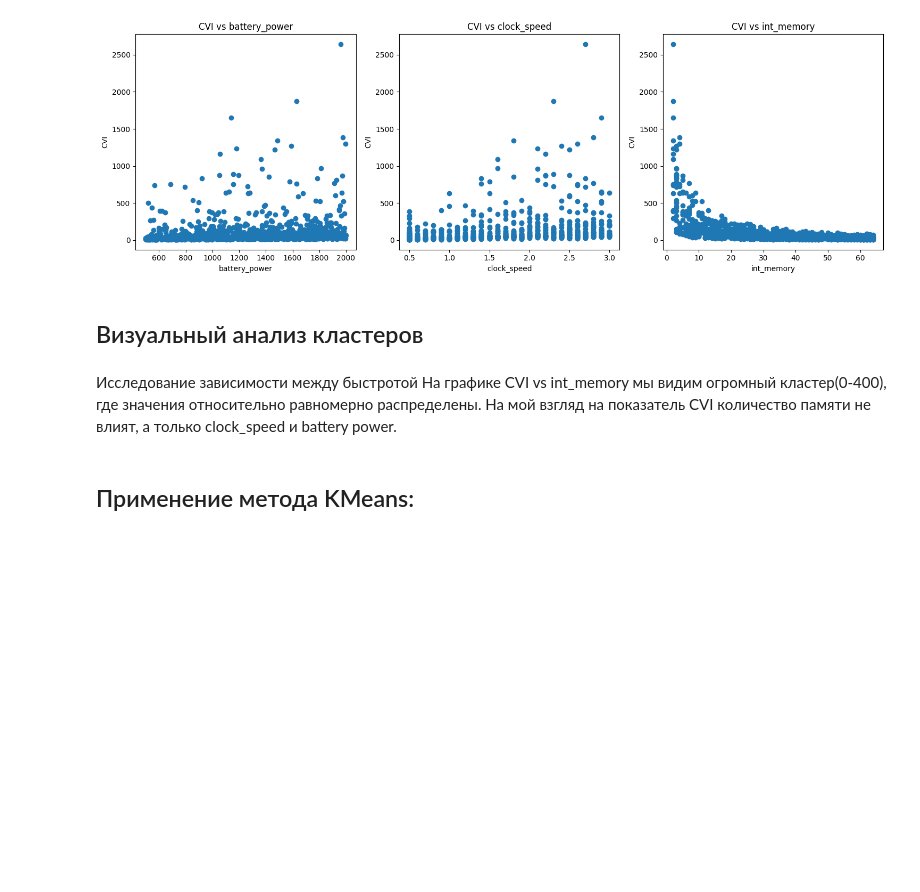
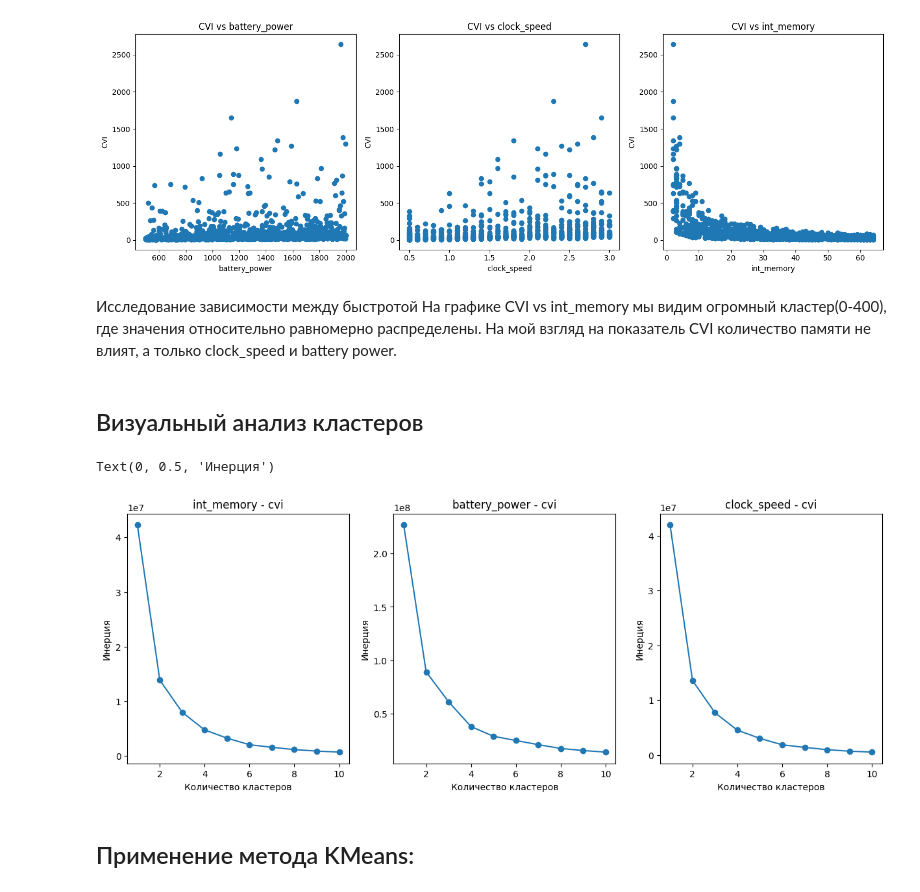
Before and after one commit to Denualzzz/MachineLearning, a Jupyter notebook: Lab2/lab2_Makshakov.ipynb, the cells around one changed output. Saved outputs shown, nothing was run; the diff lists cells and outputs as text; code cells hidden in the pictures; blank space fills up the shorter version.

```diff
--- a/Lab2/lab2_Makshakov.ipynb
+++ b/Lab2/lab2_Makshakov.ipynb
@@ -100,13 +100,55 @@ plt.tight_layout()
 plt.show()
 # %% [output]
 [figure]
-# %% [markdown]
-## Визуальный анализ кластеров
 # %% [markdown]
 Исследование зависимости между быстротой
 На графике  CVI vs int_memory мы видим огромный кластер(0-400), где значения относительно
 равномерно распределены. На мой взгляд на показатель CVI количество памяти не влият, а
 только clock_speed и battery power.
+# %% [markdown]
+## Визуальный анализ кластеров
+# %%
+from sklearn.cluster import KMeans
+
+# для определения количества числа кластеров используем метод локтя
+fig, axes = plt.subplots(nrows=1, ncols=3, figsize=(15, 5))
+
+# Вычисление инерции для разного числа кластеров
+inertia = []
+for k in range(1, 11):
+    kmeans = KMeans(n_clusters=k, n_init=10, random_state=0).fit(df[['int_memory', 'cvi']])
+    inertia.append(kmeans.inertia_)
+
+# Построение графика "локтя"
+axes[0].plot(range(1, 11), inertia, marker='o')
+axes[0].set_title('int_memory - cvi')
+axes[0].set_xlabel('Количество кластеров')
+axes[0].set_ylabel('Инерция')
+
+#
+inertia = []
+for k in range(1, 11):
+    kmeans = KMeans(n_clusters=k, n_init=10, random_state=0).fit(df[['battery_power', 'cvi']])
+    inertia.append(kmeans.inertia_)
+axes[1].plot(range(1, 11), inertia, marker='o')
+axes[1].set_title('battery_power - cvi')
+axes[1].set_xlabel('Количество кластеров')
+axes[1].set_ylabel('Инерция')
+
+#
+inertia = []
+for k in range(1, 11):
+    kmeans = KMeans(n_clusters=k, n_init=10, random_state=0).fit(df[['clock_speed', 'cvi']])
+    inertia.append(kmeans.inertia_)
+axes[2].plot(range(1, 11), inertia, marker='o')
+axes[2].set_title('clock_speed - cvi')
+axes[2].set_xlabel('Количество кластеров')
+axes[2].set_ylabel('Инерция')
+
+# как видно по построенным графикам, оптимальное количество кластеров для каждого рассматриваемого случая - 3
+# %% [output]
+Text(0, 0.5, 'Инерция')
+[figure, added]
 # %% [markdown]
 ## Применение метода KMeans:
 # %%
```
Also changed, not shown: parts of 2 cells of this notebook.
